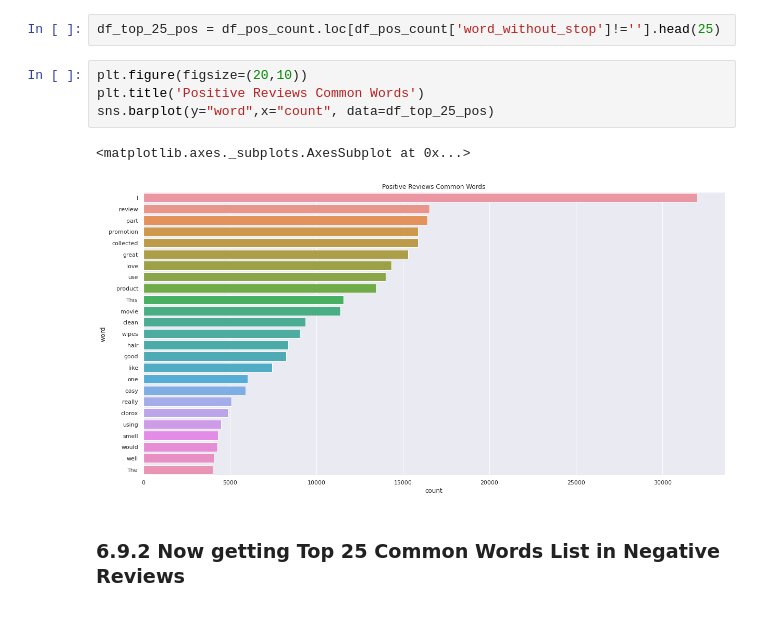
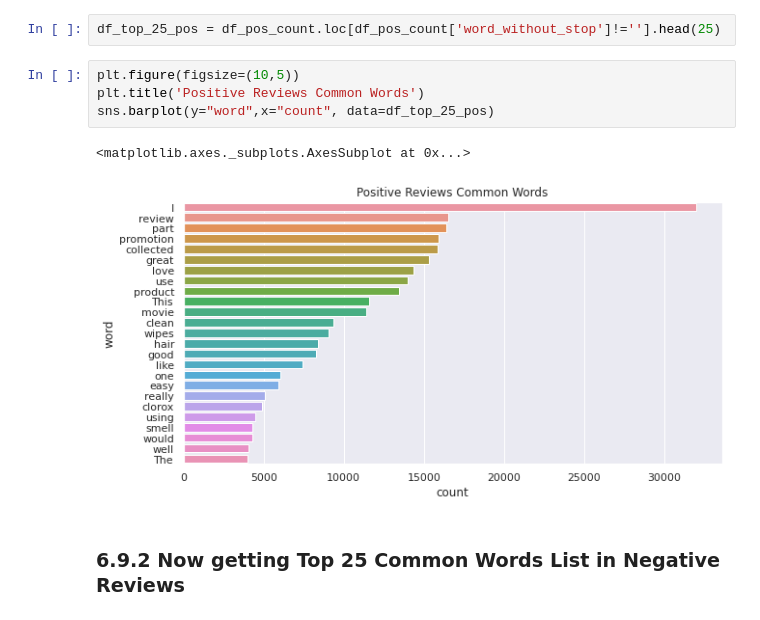
Before and after one commit to nitvishnoi/SentimentBasedProductRecommendationSystem, a Jupyter notebook: Capstone_Sentiment_Based_Product_Recommendation_System_NitinV.ipynb, the cells around one changed output. Saved outputs shown, nothing was run; the diff lists cells and outputs as text.

```diff
--- a/Capstone_Sentiment_Based_Product_Recommendation_System_NitinV.ipynb
+++ b/Capstone_Sentiment_Based_Product_Recommendation_System_NitinV.ipynb
@@ -636,12 +646,12 @@ df_pos_without_stop = df_pos_count.dropna(subset=['word_without_stop'])
 # %%
 df_top_25_pos = df_pos_count.loc[df_pos_count['word_without_stop']!=''].head(25)
 # %%
-plt.figure(figsize=(20,10))
+plt.figure(figsize=(10,5))
 plt.title('Positive Reviews Common Words')
 sns.barplot(y="word",x="count", data=df_top_25_pos)
 # %% [output]
 <matplotlib.axes._subplots.AxesSubplot at 0x...>
-[figure, old version]
+[figure, new version]
 # %% [markdown]
 ### 6.9.2 Now getting Top 25 Common Words List in Negative Reviews
 # %%
```
Also changed, not shown: parts of 172 cells of this notebook.
